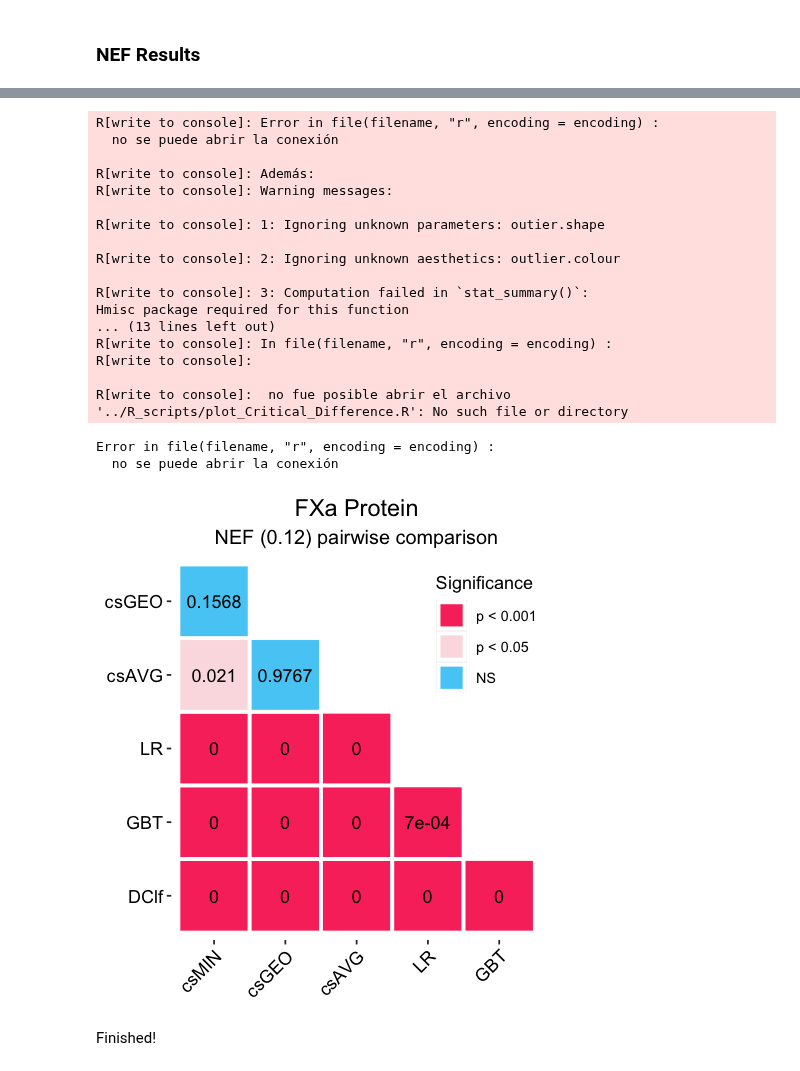
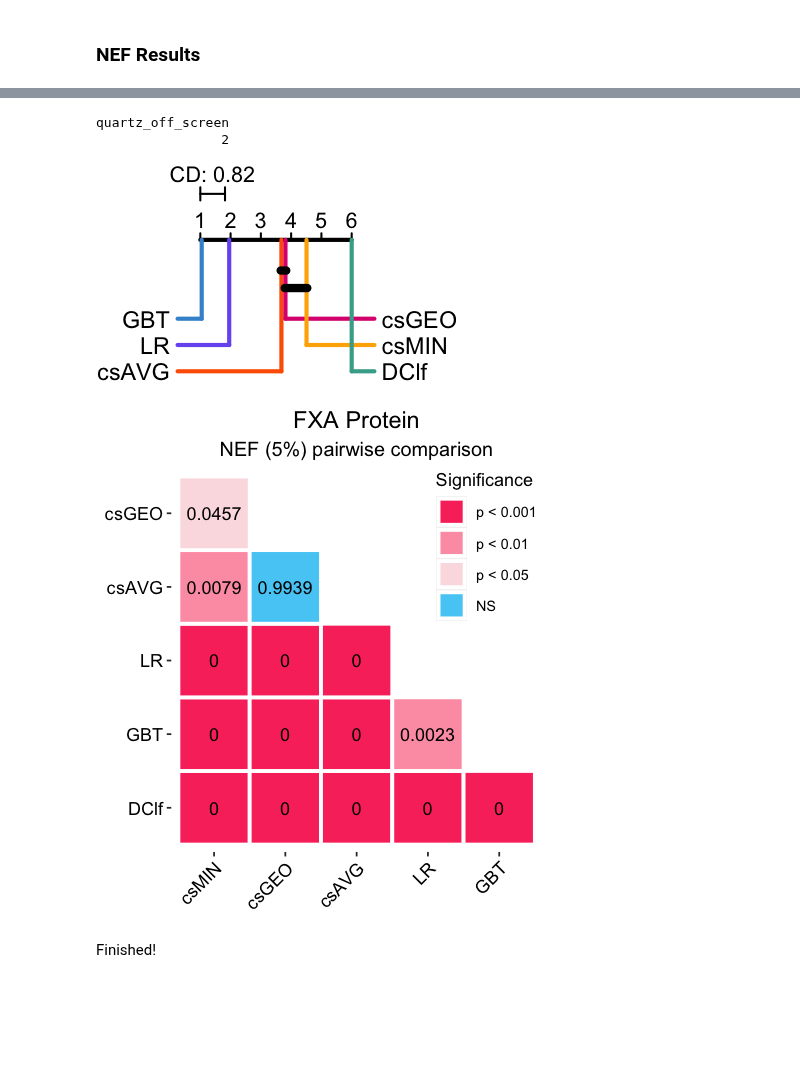
Before and after one commit to jRicciL/ML-ensemble-docking, a Jupyter notebook: fxa/5_Machine_Learning/2_30x4CV_analysis.ipynb, the cells around one changed output, grey strips where cells are left out. Drawn from its saved outputs; the diff is of its cells as text; code cells hidden in the pictures; blank space fills up the shorter version.

```diff
--- a/fxa/5_Machine_Learning/2_30x4CV_analysis.ipynb
+++ b/fxa/5_Machine_Learning/2_30x4CV_analysis.ipynb
@@ -142,10 +169,11 @@ cv30x4, y_preds, splits = nk_rep_cross_validation_SAVE(
     estimators = estimators,
     X = X,
     y = y,
-    metrics = metrics,
-    n_repeats = n_repeats, n_splits=n_splits,
+    metrics   = metrics,
+    n_repeats = n_repeats,
+    n_splits  = n_splits,
     y_preds_return = True,
-    random_state = 42
+    random_state   = RANDOM_STATE
 )
 
 # Rename columns
@@ -286,10 +362,11 @@ R[write to console]: PMCMR is superseded by PMCMRplus and will be no longer main
 # **********************
 
 # NEF
-metric_name='nef_05_Ra'
+metric_name='nef_Ra'
 df_R = order_df(cv30x4,
                 metric_name).loc[metric_name]
 
+scp_values_R = list(scp_values[metric_name])
 # Descriptive statistics
 report_descriptive_stats(cv30x4, metric_name)
 # %% [output]
@@ -342,47 +410,51 @@ p
 # %%
-%%R -i df_R -i full_names -w 1.8 -h 1.1 --units in -r 200
+%%R -i df_R -i full_names -i protein_name -w 1.8 -h 1.1 --units in -r 200
 
-source('../R_scripts/plot_Critical_Difference.R')
+source('../../R_scripts/plot_Critical_Difference.R')
 df_R = df_R %>%
     mutate_all(round, 3)
-
+metric <- 'NEF'
 plot_Critical_Difference_color(df_R,
              alpha = 0.01, cex = .65,
              labels.cex = 0.7,
              colPalette = cbbPalette,
              side_marging = 10)
+
+# Save the figure
+methodology <- '30x4CV'
+save_path = '~/Documents/Doctorado/Paper_doctorado/Response_to_reviewers/Figuras_mayor_review/raw_imgs/'
+filename <- paste0(save_path, paste(protein_name, methodology, metric, 'nemenyiCD.pdf', sep='_'))
+
+pdf(filename, 1.8, 1.1)
+plot_Critical_Difference_color(df_R,
+             alpha = 0.01, cex = .65,
+             labels.cex = 0.7,
+             colPalette = cbbPalette,
+             side_marging = 10)
+dev.off()
 # %% [output]
-R[write to console]: Error in file(filename, "r", encoding = encoding) :
-  no se puede abrir la conexión
-
-R[write to console]: Además:
-R[write to console]: Warning messages:
-
-R[write to console]: 1: Ignoring unknown parameters: outier.shape
-
-R[write to console]: 2: Ignoring unknown aesthetics: outlier.colour
-
-R[write to console]: 3: Computation failed in `stat_summary()`:
-Hmisc package required for this function
-... (13 lines left out)
-R[write to console]: In file(filename, "r", encoding = encoding) :
-R[write to console]:
-
-R[write to console]:  no fue posible abrir el archivo '../R_scripts/plot_Critical_Difference.R': No such file or directory
+quartz_off_screen
+                2
-Error in file(filename, "r", encoding = encoding) :
-  no se puede abrir la conexión
+[figure, added]
 # %%
-%%R -i df_R -w 3.5 -h 4 --units in -r 130
+%%R -i df_R -i protein_name -i R_a -w 3.5 -h 4 --units in -r 130
 
 source('../../R_scripts/plot_p_vals_heatmap.R')
 df_R = df_R %>%
     mutate_all(round, 3)
+metric <- 'NEF'
+p = plot_p_vals_heatmap(df_R) +
+labs(title = paste(toupper(protein_name), 'Protein'),
+     subtitle = paste0(metric, " (", round(R_a, 2) * 100,"%) pairwise comparison"))
 
-p = plot_p_vals_heatmap(df_R) +
-labs(title = 'FXa Protein',
-     subtitle = "NEF (0.12) pairwise comparison")
+# Save the picture
+save_path = '~/Documents/Doctorado/Paper_doctorado/Response_to_reviewers/Figuras_mayor_review/raw_imgs/'
+filename <- paste0(save_path,
+                   paste(protein_name, methodology, metric, 'significance.pdf', sep='_'))
+ggsave(filename, plot=p, width=3.5, height= 4)
+
 p
 # %% [output]
-[figure, old version]
+[figure, new version]
 # %% [markdown]
 Finished!
```
Also changed, not shown: parts of 26 cells of this notebook, 3 other files.
